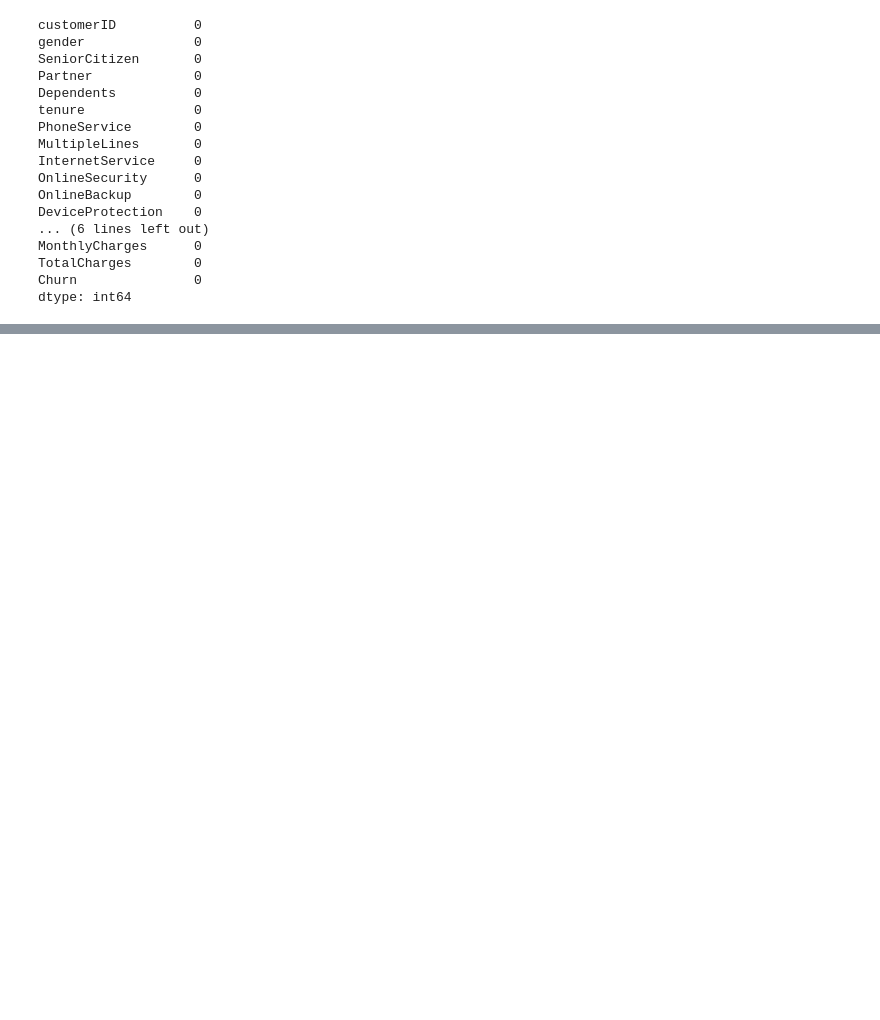
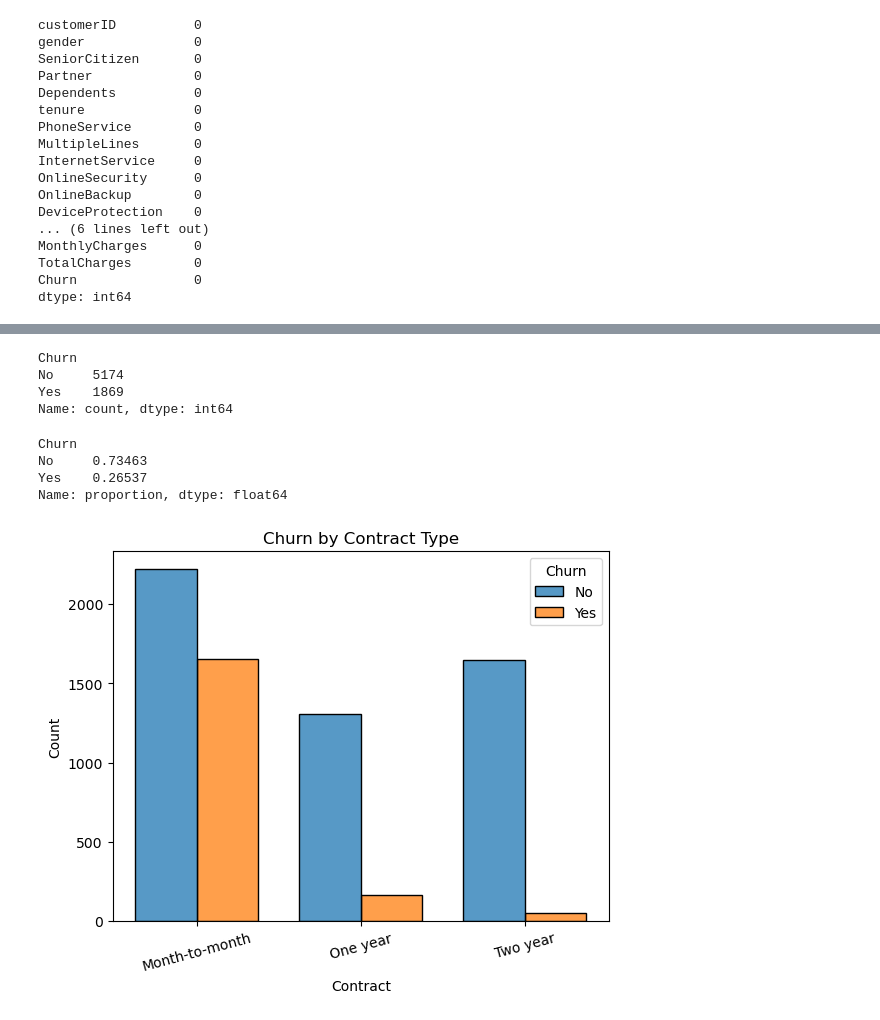
Before and after one commit to comaverick18/customer-churn-ai, a Jupyter notebook: notebooks/day-1-eda.ipynb, the cells around one changed output, grey strips where cells are left out. Saved outputs shown, nothing was run; the diff lists cells and outputs as text; code cells hidden in the pictures; blank space fills up the shorter version.

Commit message:
Completed EDA and created telco_churn table in PostgreSQL

```diff
--- a/notebooks/day-1-eda.ipynb
+++ b/notebooks/day-1-eda.ipynb
@@ -11,7 +15,5 @@
 # %%
-import pandas as pd
-
-file_path = r"C:\Users\comat\GitProjects\customer-churn-ai\data\WA_Fn-UseC_-Telco-Customer-Churn.csv"
+file_path = r"C:\Users\comat\GitProjects\customer-churn-ai\data\Raw-Telco-Customer-Churn.csv"
 
 # Ensure the file exists and load the data; # Troubleshoot: encoding
 try:
@@ -83,3 +85,6 @@ dtype: int64
+# %%
+# Some columns may have whitespace or inconsistent values
+df = df.apply(lambda x: x.str.strip() if x.dtype == "object" else x)
 # %%
 # Convert 'TotalCharges' to numeric, forcing errors to NaN
 df["TotalCharges"] = pd.to_numeric(df["TotalCharges"], errors='coerce')
@@ -86,3 +131,3 @@ df["TotalCharges"] = pd.to_numeric(df["TotalCharges"], errors='coerce')
 # %%
-# # Check for missing values again
-# df.isnull().sum()
+null_count_TotalCharges__original = df["TotalCharges"].isnull().sum()  # Check for missing values
+print(null_count_TotalCharges__original)
@@ -120,0 +136,6 @@ plt.title('Churn by Contract Type')
+# %%
+if null_count_TotalCharges__original > 0:
+    df["TotalCharges"] = df["TotalCharges"].fillna(df["TotalCharges"].mean()) # inplace=True)
+
+print(f"TotalCharges Null Values - Original Data: ", null_count_TotalCharges__original)   # Check for missing values
+print(f"TotalCharges Null Values - Cleaned Data: ", df["TotalCharges"].isnull().sum())    # Check for missing values again
@@ -120,0 +159,16 @@ plt.title('Churn by Contract Type')
+# %%
+# Check the distribution of Churn counts
+df["Churn"].value_counts()
+# %% [output]
+Churn
+No     5174
+Yes    1869
+Name: count, dtype: int64
+# %%
+# Check the distribution of Churn counts as a percentage
+df['Churn'].value_counts(normalize=True)
+# %% [output]
+Churn
+No     0.73463
+Yes    0.26537
+Name: proportion, dtype: float64
@@ -120,0 +178,9 @@ plt.title('Churn by Contract Type')
+# %%
+#### Plot churn distribution:
+# Churn rate by Contract type
+sns.histplot(data=df, x='Contract', hue='Churn', multiple="dodge", shrink=.75)
+plt.title("Churn by Contract Type")
+plt.xticks(rotation=15)
+plt.show()
+# %% [output]
+[figure, added]
```
Also changed, not shown: parts of 21 cells of this notebook, 4 other files.
